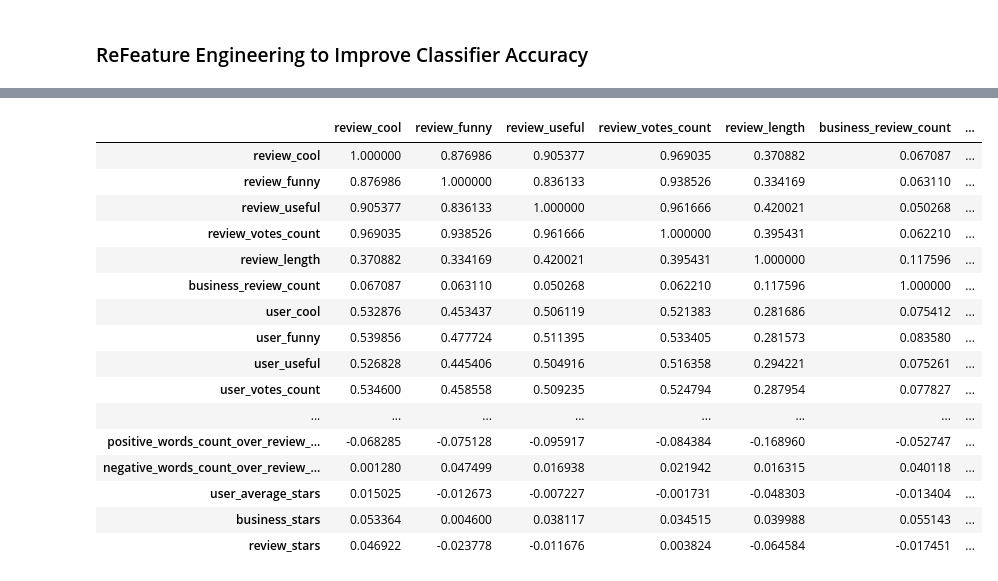
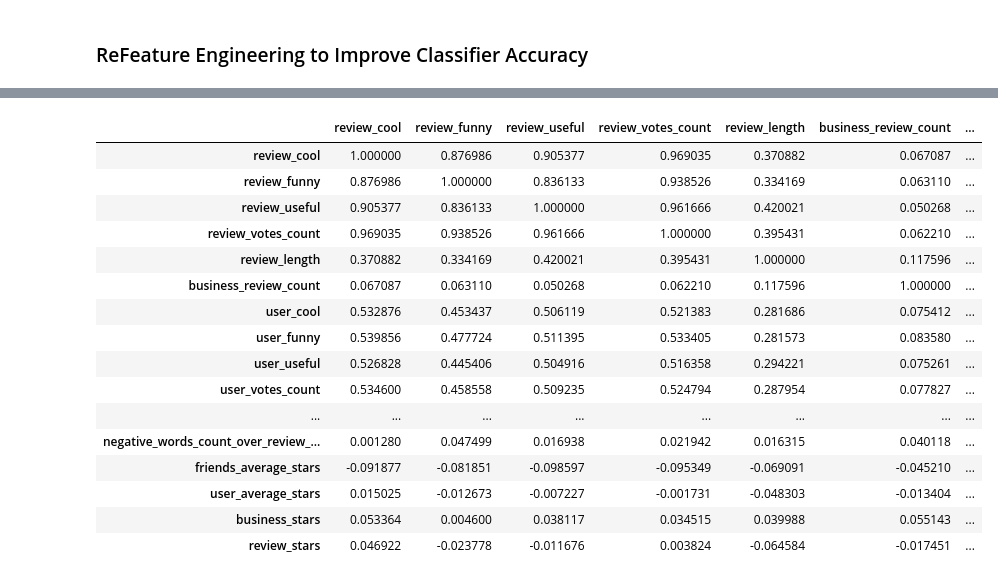
Before and after one commit to kevin11h/YelpDatasetChallengeDataScienceAndMachineLearningUCSD, a Jupyter notebook: Yelp Predictive Analytics.ipynb, the cells around one changed output, grey strips where cells are left out. Drawn from its saved outputs; the diff is of its cells as text; code cells hidden in the pictures.

```diff
--- a/Yelp Predictive Analytics.ipynb
+++ b/Yelp Predictive Analytics.ipynb
@@ -716,6 +716,7 @@ food great, custom servic, happi hour, highli recommend, staff friendli, great s
 ### ReFeature Engineering to Improve Classifier Accuracy
 # %%
 import json
+from collections import OrderedDict
 
 def convert_json_dict_string_to_python_dict(json_string_dict):
     return json.loads(json_string_dict.replace('\'', '"').replace('u"', '"'))
@@ -748,6 +749,18 @@ def count_number_of_positive_words(document):
 def count_number_of_negative_words(document):
     return len(filter(lambda tok : tok in NEGATIVE_WORDS, document.split()))
 
-def get_average_friends_average_stars(df, friend_user_id_list):
-    friend_ids_that_exist_in_df = set(df['user_id']).intersection(friend_user_id_list)
-    df['user_average_stars'] =
+def check_that_userid_does_not_appear_in_its_friendid_list(df):
+    for i, x in df.iterrows():
+        d = OrderedDict(x)
+        assert d['business_id'] not in d['friends_id_list']
+
+def get_average_friends_average_stars(df):
+
+    def apply_func(friend_user_id_list):
+        friend_ids_that_exist_in_df = set(df['user_id']).intersection(set(friend_user_id_list))
+        indices_of_records_with_friend_ids = df['user_id'].isin(friend_ids_that_exist_in_df)
+        userid_and_averagestars_df = df[['user_id', 'user_average_stars']]
+        friends_average_stars_indexed_by_userid_df = userid_and_averagestars_df.loc[indices_of_records_with_friend_ids].groupby('user_id').mean()
+        return np.mean(friends_average_stars_indexed_by_userid_df['user_average_stars'])
+
+    return apply_func
@@ -762,6 +773,7 @@ df_with_refeature_engineered['review_useful'] = df_with_refeature_engineered.rev
 df_with_refeature_engineered['review_votes_count'] = df_with_refeature_engineered.review_votes.apply(get_total_review_votes)
 df_with_refeature_engineered['review_length'] = df_with_refeature_engineered.review_text.apply(len)
 
+df_with_refeature_engineered['user_id'] = TURBO_DF.user_id
 df_with_refeature_engineered['user_votes'] = TURBO_DF.user_votes.apply(convert_json_string_review_votes_to_dict)
 df_with_refeature_engineered['user_cool'] = df_with_refeature_engineered.user_votes.apply(get_number_of_review_votes_that_are('cool'))
 df_with_refeature_engineered['user_funny'] = df_with_refeature_engineered.user_votes.apply(get_number_of_review_votes_that_are('funny'))
@@ -783,11 +795,15 @@ df_with_refeature_engineered['user_compliments_photos'] = df_with_refeature_engi
 df_with_refeature_engineered['user_compliments_plain'] = df_with_refeature_engineered.user_compliments.apply(get_number_of_compliments_that_are('plain'))
 df_with_refeature_engineered['user_compliments_profile'] = df_with_refeature_engineered.user_compliments.apply(get_number_of_compliments_that_are('profile'))
 df_with_refeature_engineered['user_compliments_writer'] = df_with_refeature_engineered.user_compliments.apply(get_number_of_compliments_that_are('writer'))
-df_with_refeature_engineered['friends_id_list'] = df_with_refeature_engineered.friends.apply(lambda s : s.replace('[', '').replace(']','').split(', '))
-df_with_refeature_engineered[']
 
 df_with_refeature_engineered['user_average_stars'] = TURBO_DF.average_stars
 df_with_refeature_engineered['business_stars'] = TURBO_DF.business_stars
 
-df_with_refeature_engineered['positive_words_count_over_review_length'] = TURBO_DF.review_text.apply(count_number_of_positive_words) / (1.0*df_with_refeature_engineered.review_length)
-df_with_refeature_engineered['negative_words_count_over_review_length'] = TURBO_DF.review_text.apply(count_number_of_negative_words) / (1.0*df_with_refeature_engineered.review_length)
+df_with_refeature_engineered['positive_words_count'] = TURBO_DF.review_text.apply(count_number_of_positive_words)
+df_with_refeature_engineered['negative_words_count'] = TURBO_DF.review_text.apply(count_number_of_negative_words)
+df_with_refeature_engineered['positive_words_count_over_review_length'] = df_with_refeature_engineered.positive_words_count / (1.0*df_with_refeature_engineered.review_length)
+df_with_refeature_engineered['negative_words_count_over_review_length'] = df_with_refeature_engineered.negative_words_count / (1.0*df_with_refeature_engineered.review_length)
+
+df_with_refeature_engineered['friends_id_list'] = TURBO_DF.friends.apply(lambda s : s.replace('[', '').replace(']','').split(', '))
+check_that_userid_does_not_appear_in_its_friendid_list(df_with_refeature_engineered)
+df_with_refeature_engineered['friends_average_stars'] = df_with_refeature_engineered.friends_id_list.apply(get_average_friends_average_stars(df_with_refeature_engineered))
@@ -817,30 +819,31 @@ len(friend_ids_that_exist_in_df), set(ex), set(TURBO_DF['user_id'])
 # %%
 corr_features = ['review_cool', 'review_funny', 'review_useful', 'review_votes_count', 'review_length',
                  'business_review_count',
                  'user_cool', 'user_funny', 'user_useful', 'user_votes_count', 'user_review_count', 'user_fans',
                  'user_friends_count', 'user_years_elite_count', 'user_compliments_cool', 'user_compliments_cool',
                  'user_compliments_cute', 'user_compliments_funny', 'user_compliments_hot', 'user_compliments_list',
                  'user_compliments_more', 'user_compliments_note', 'user_compliments_photos', 'user_compliments_plain',
                  'user_compliments_profile', 'user_compliments_writer',
-                 'positive_words_count_over_review_length', 'negative_words_count_over_review_length',
+                 'positive_words_count', 'negative_words_count',
+                 'positive_words_count_over_review_length', 'negative_words_count_over_review_length', 'friends_average_stars',
                  'user_average_stars', 'business_stars', 'review_stars']
 Corr_df = df_with_refeature_engineered[corr_features].corr()
 Corr_df
 # %% [output]
 |  | review_cool | review_funny | review_useful | review_votes_count | review_length | business_review_count | ... |
 | review_cool | 1.000000 | 0.876986 | 0.905377 | 0.969035 | 0.370882 | 0.067087 | ... |
 | review_funny | 0.876986 | 1.000000 | 0.836133 | 0.938526 | 0.334169 | 0.063110 | ... |
 | review_useful | 0.905377 | 0.836133 | 1.000000 | 0.961666 | 0.420021 | 0.050268 | ... |
 | review_votes_count | 0.969035 | 0.938526 | 0.961666 | 1.000000 | 0.395431 | 0.062210 | ... |
 | review_length | 0.370882 | 0.334169 | 0.420021 | 0.395431 | 1.000000 | 0.117596 | ... |
 | business_review_count | 0.067087 | 0.063110 | 0.050268 | 0.062210 | 0.117596 | 1.000000 | ... |
 | user_cool | 0.532876 | 0.453437 | 0.506119 | 0.521383 | 0.281686 | 0.075412 | ... |
 | user_funny | 0.539856 | 0.477724 | 0.511395 | 0.533405 | 0.281573 | 0.083580 | ... |
 | user_useful | 0.526828 | 0.445406 | 0.504916 | 0.516358 | 0.294221 | 0.075261 | ... |
 | user_votes_count | 0.534600 | 0.458558 | 0.509235 | 0.524794 | 0.287954 | 0.077827 | ... |
 | ... | ... | ... | ... | ... | ... | ... | ... |
-| positive_words_count_over_review_... | -0.068285 | -0.075128 | -0.095917 | -0.084384 | -0.168960 | -0.052747 | ... |
 | negative_words_count_over_review_... | 0.001280 | 0.047499 | 0.016938 | 0.021942 | 0.016315 | 0.040118 | ... |
+| friends_average_stars | -0.091877 | -0.081851 | -0.098597 | -0.095349 | -0.069091 | -0.045210 | ... |
 | user_average_stars | 0.015025 | -0.012673 | -0.007227 | -0.001731 | -0.048303 | -0.013404 | ... |
 | business_stars | 0.053364 | 0.004600 | 0.038117 | 0.034515 | 0.039988 | 0.055143 | ... |
 | review_stars | 0.046922 | -0.023778 | -0.011676 | 0.003824 | -0.064584 | -0.017451 | ... |
```
Also changed, not shown: parts of 7 cells of this notebook.
